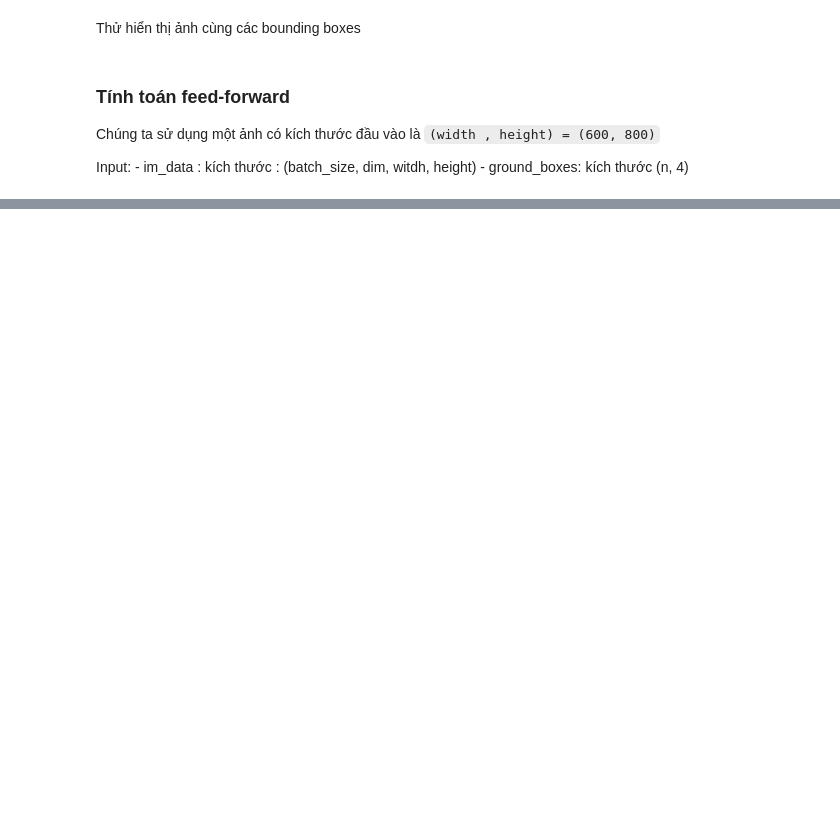
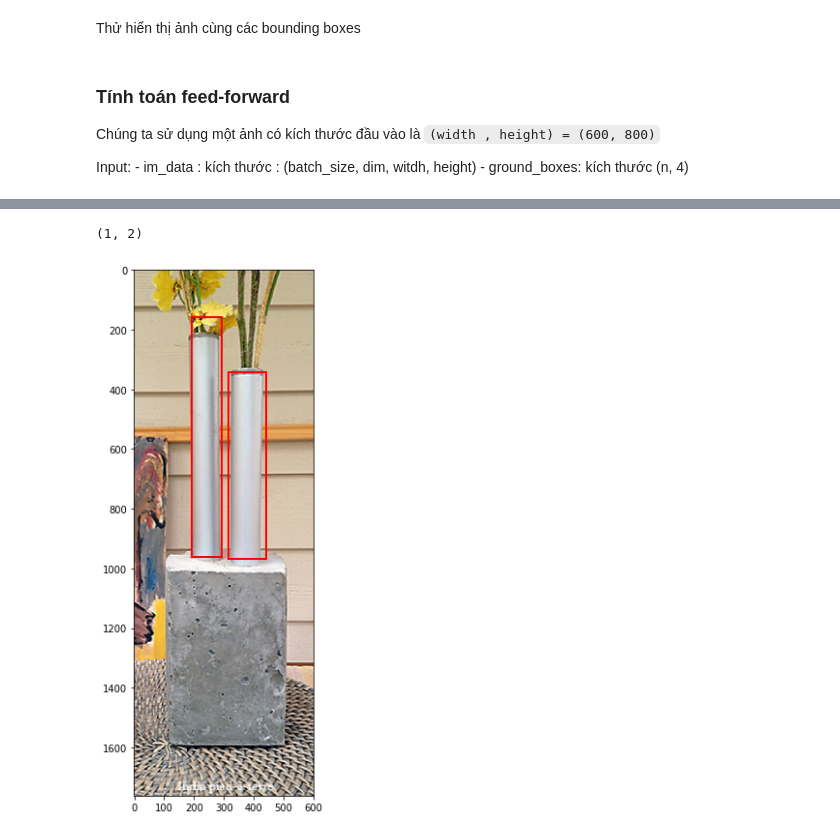
Before and after one commit to anhlt/faster_rcnn, a Jupyter notebook: FasterRcnn-MultiBatch-Copy1.ipynb, the cells around one changed output, grey strips where cells are left out. Saved outputs shown, nothing was run; the diff lists cells and outputs as text; code cells hidden in the pictures; blank space fills up the shorter version.

```diff
--- a/FasterRcnn-MultiBatch-Copy1.ipynb
+++ b/FasterRcnn-MultiBatch-Copy1.ipynb
@@ -212,0 +220,9 @@ NameError: name 'blobs' is not defined
+# %%
+np.array([1,2])[np.newaxis, :].shape
+# %% [output]
+(1, 2)
+# %%
+imshow(batch_tensor[current_batch], [[315.64458352, 340.88907238, 441.41098742, 969.25300711],
+        [192.22088124, 158.83187526, 293.51993402, 962.7702144 ]])
+# %% [output]
+[figure, added]
```
Also changed, not shown: parts of 16 cells of this notebook, 3 other files.
